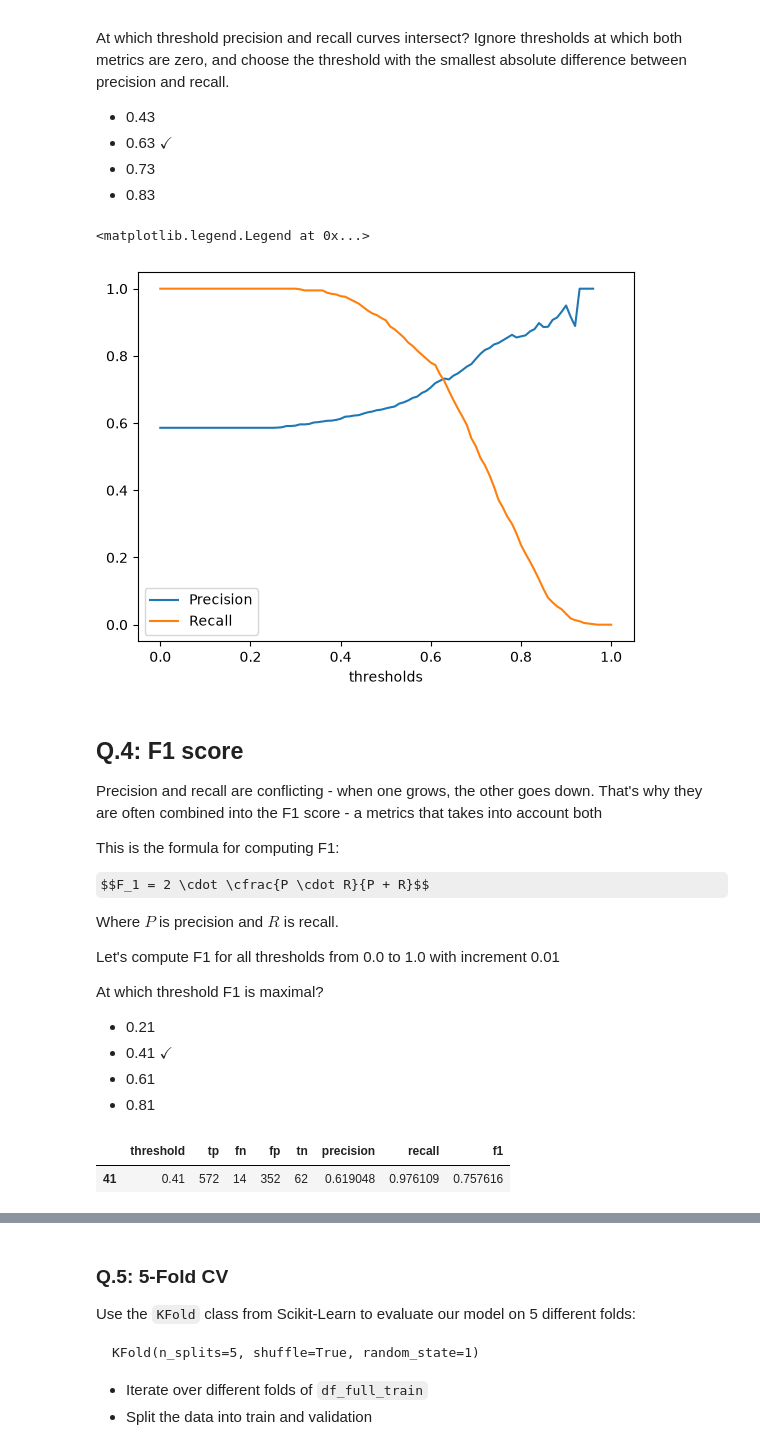
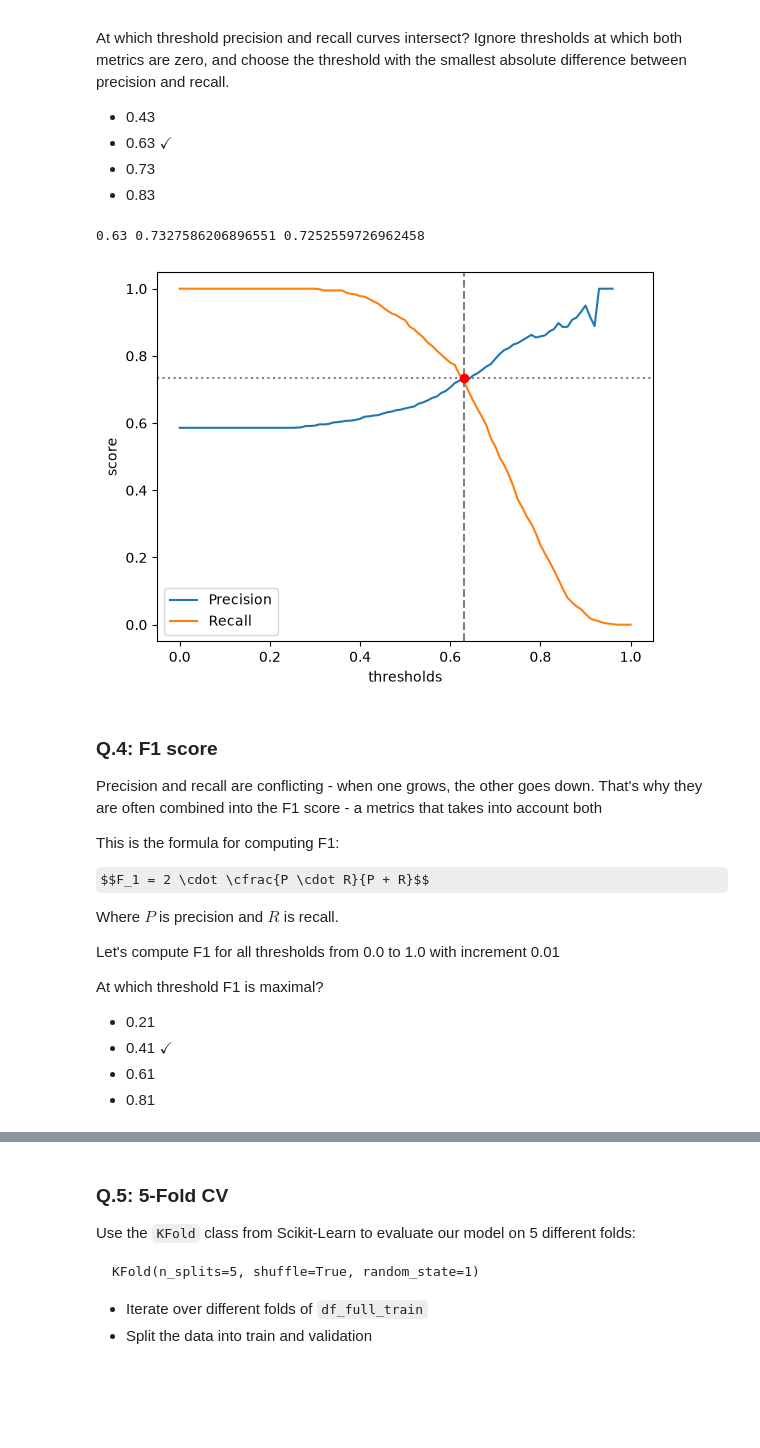
Before and after one commit to RwinRad/ml-forge, a Jupyter notebook: 04-evaluation/homework.ipynb, the cells around one changed output, grey strips where cells are left out. Saved outputs shown, nothing was run; the diff lists cells and outputs as text; code cells hidden in the pictures; some formulas as TeX source; blank space fills up the shorter version.

```diff
--- a/04-evaluation/homework.ipynb
+++ b/04-evaluation/homework.ipynb
@@ -153,16 +160,33 @@ df_scores = pd.DataFrame(scores, columns=columns)
 
 df_scores['precision'] = df_scores.tp / (df_scores.tp + df_scores.fp)
 df_scores['recall'] = df_scores.tp / (df_scores.tp + df_scores.fn)
+df_scores['diff'] = abs(df_scores.precision - df_scores.recall)
+
+idx = df_scores['diff'].idxmin()
+threshold = df_scores.threshold.iloc[idx]
+precision = df_scores.loc[idx, 'precision']
+recall = df_scores.loc[idx, 'recall']
+print(threshold, precision, recall)
+# %% [output]
+0.63 0.7327586206896551 0.7252559726962458
 # %%
 plt.plot(df_scores.threshold, df_scores.precision, label='Precision')
 plt.plot(df_scores.threshold, df_scores.recall, label='Recall')
+
+plt.scatter(threshold, precision, color='red', zorder=5)
+
+plt.axvline(threshold, color='gray', linestyle='--')
+plt.axhline(precision, color='gray', linestyle=':')
+
 plt.xlabel('thresholds')
+plt.ylabel('score')
+
 plt.legend()
+plt.show()
 # %% [output]
-<matplotlib.legend.Legend at 0x...>
-[figure, old version]
+[figure, new version]
 # %% [markdown]
-## Q.4: F1 score
+### Q.4: F1 score
 
 Precision and recall are conflicting - when one grows, the other goes down. That's why they are often combined into the F1 score - a metrics that takes into account both
 
@@ -185,6 +209 @@ df_scores['f1'] = 2 * ((df_scores.precision * df_scores.recall) / (df_scores.pre
-# %%
-df_scores[df_scores.f1 == df_scores.f1.max()]
-# %% [output]
-|  | threshold | tp | fn | fp | tn | precision | recall | f1 |
-| 41 | 0.41 | 572 | 14 | 352 | 62 | 0.619048 | 0.976109 | 0.757616 |
 # %%
```
Also changed, not shown: parts of 3 cells of this notebook.
